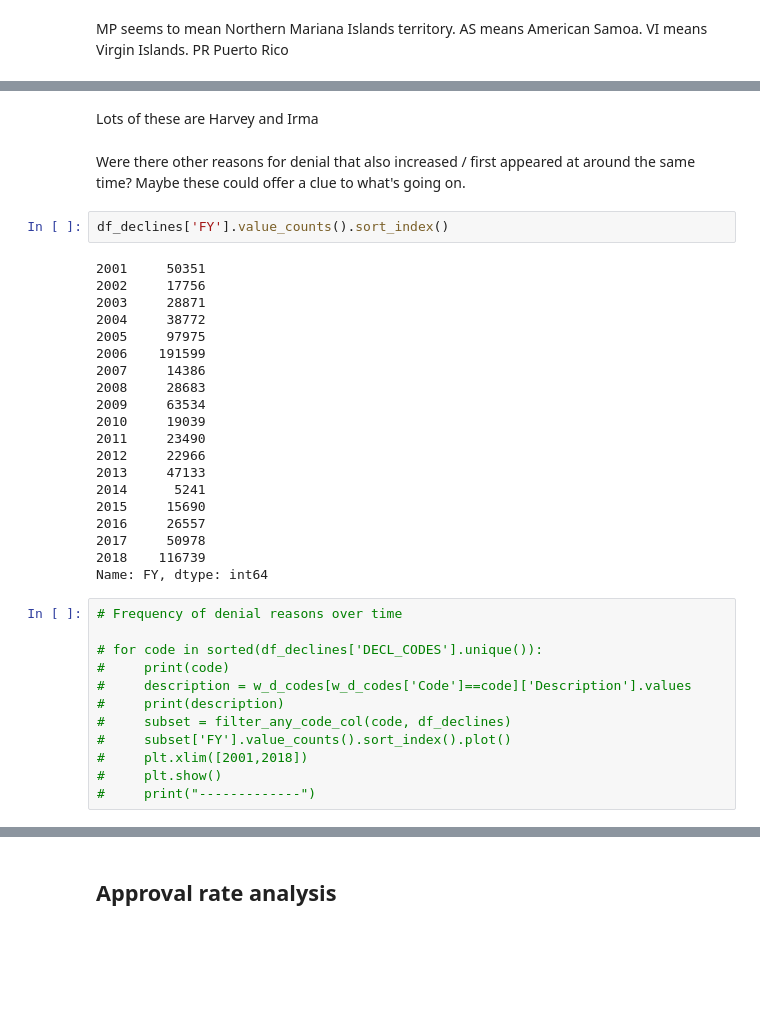
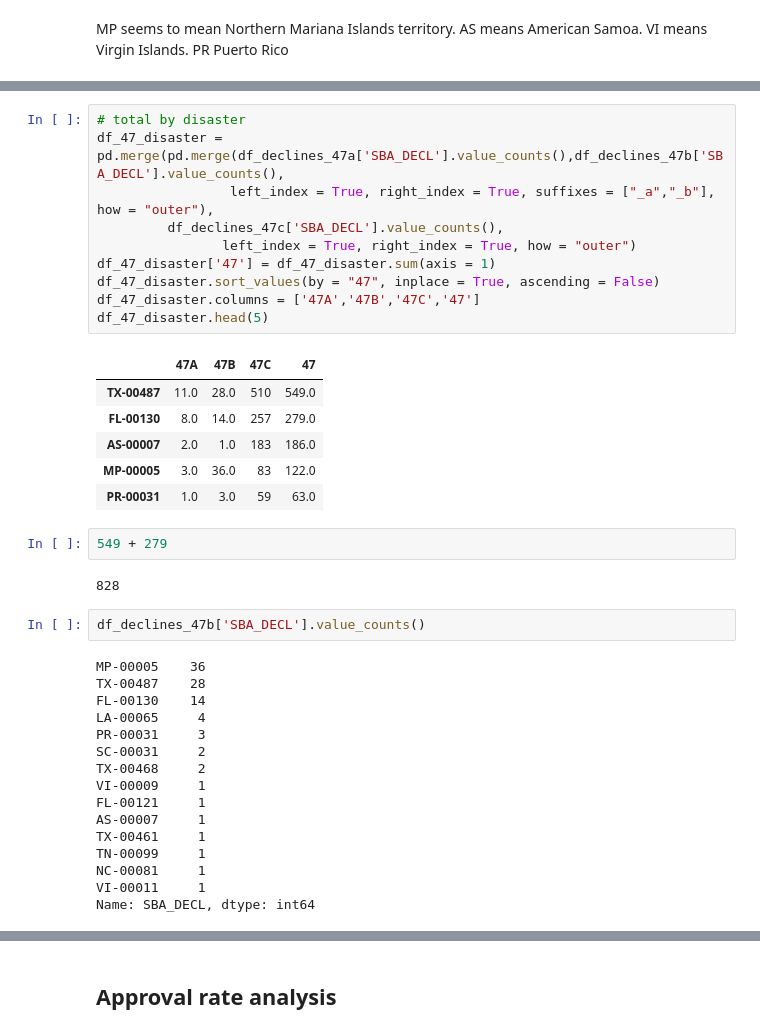
Before and after one commit to PublicI/sba-disaster-loans, a Jupyter notebook: SBA Data Analysis.ipynb, the cells around one changed output, grey strips where cells are left out. Drawn from its saved outputs; the diff is of its cells as text; blank space fills up the shorter version.

```diff
--- a/SBA Data Analysis.ipynb
+++ b/SBA Data Analysis.ipynb
@@ -446,39 +317,40 @@ LA-00079      1
 Name: SBA_DECL, dtype: int64
-# %% [markdown]
-Lots of these are Harvey and Irma
-# %% [markdown]
-Were there other reasons for denial that also increased / first appeared at around the same time? Maybe these could offer a clue to what's going on.
-# %%
-df_declines['FY'].value_counts().sort_index()
-# %% [output]
-2001     50351
-2002     17756
-2003     28871
-2004     38772
-2005     97975
-2006    191599
-2007     14386
-2008     28683
-2009     63534
-2010     19039
-2011     23490
-2012     22966
-2013     47133
-2014      5241
-2015     15690
-2016     26557
-2017     50978
-2018    116739
-Name: FY, dtype: int64
-# %%
-# Frequency of denial reasons over time
-
-# for code in sorted(df_declines['DECL_CODES'].unique()):
-#     print(code)
-#     description = w_d_codes[w_d_codes['Code']==code]['Description'].values
-#     print(description)
-#     subset = filter_any_code_col(code, df_declines)
-#     subset['FY'].value_counts().sort_index().plot()
-#     plt.xlim([2001,2018])
-#     plt.show()
-#     print("-------------")
+# %%
+# total by disaster
+df_47_disaster = pd.merge(pd.merge(df_declines_47a['SBA_DECL'].value_counts(),df_declines_47b['SBA_DECL'].value_counts(),
+                 left_index = True, right_index = True, suffixes = ["_a","_b"], how = "outer"),
+         df_declines_47c['SBA_DECL'].value_counts(),
+                left_index = True, right_index = True, how = "outer")
+df_47_disaster['47'] = df_47_disaster.sum(axis = 1)
+df_47_disaster.sort_values(by = "47", inplace = True, ascending = False)
+df_47_disaster.columns = ['47A','47B','47C','47']
+df_47_disaster.head(5)
+# %% [output]
+|  | 47A | 47B | 47C | 47 |
+| TX-00487 | 11.0 | 28.0 | 510 | 549.0 |
+| FL-00130 | 8.0 | 14.0 | 257 | 279.0 |
+| AS-00007 | 2.0 | 1.0 | 183 | 186.0 |
+| MP-00005 | 3.0 | 36.0 | 83 | 122.0 |
+| PR-00031 | 1.0 | 3.0 | 59 | 63.0 |
+# %%
+549 + 279
+# %% [output]
+828
+# %%
+df_declines_47b['SBA_DECL'].value_counts()
+# %% [output]
+MP-00005    36
+TX-00487    28
+FL-00130    14
+LA-00065     4
+PR-00031     3
+SC-00031     2
+TX-00468     2
+VI-00009     1
+FL-00121     1
+AS-00007     1
+TX-00461     1
+TN-00099     1
+NC-00081     1
+VI-00011     1
+Name: SBA_DECL, dtype: int64
```
Also changed, not shown: parts of 85 cells of this notebook.
